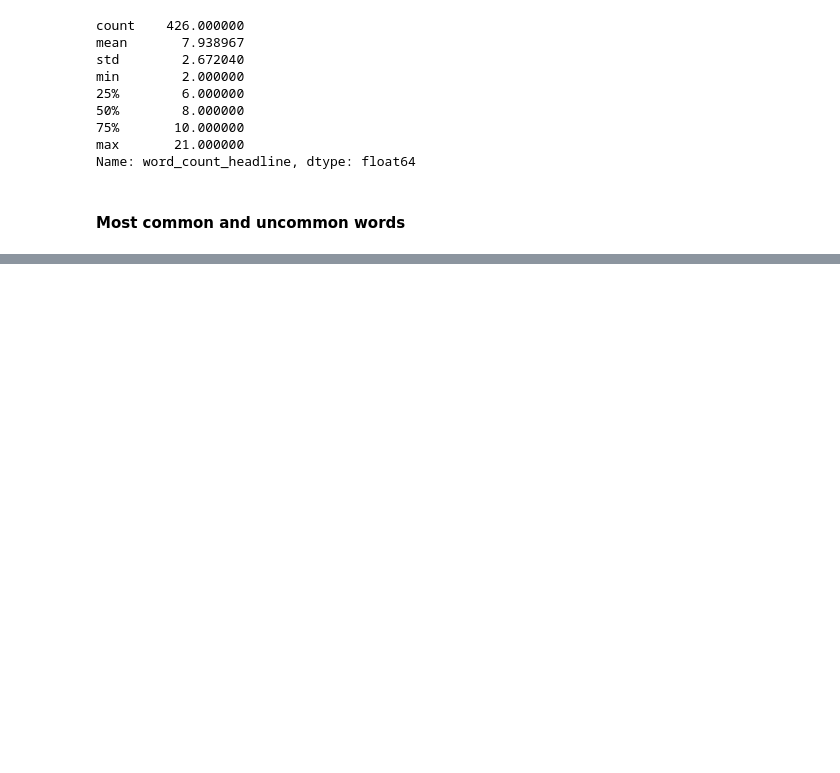
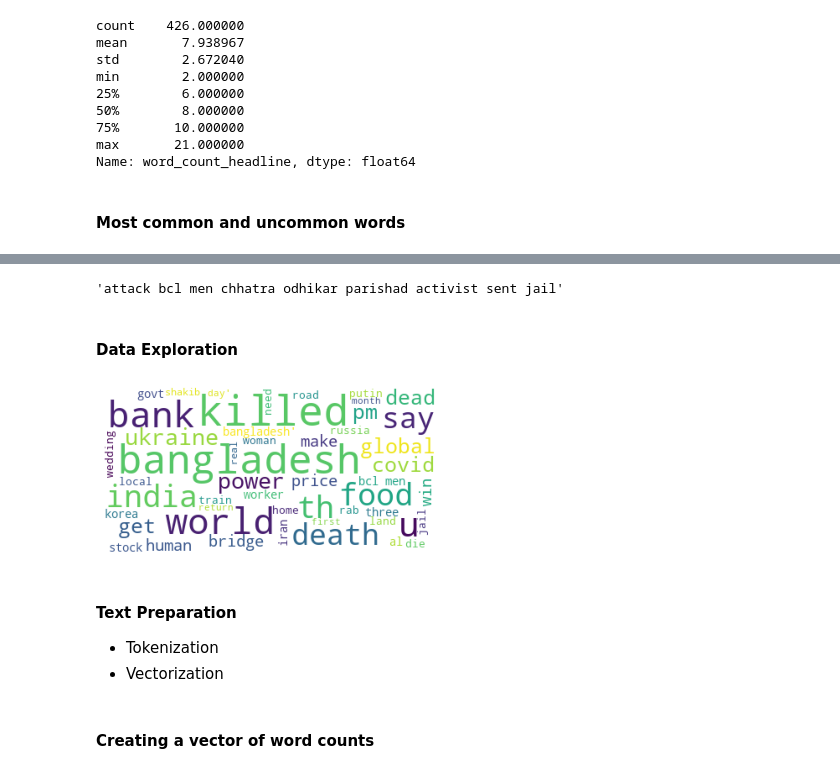
Before and after one commit to Salekeen/NewsByte, a Jupyter notebook: KPE/scratch_analysis.ipynb, the cells around one changed output, grey strips where cells are left out. Drawn from its saved outputs; the diff is of its cells as text; code cells hidden in the pictures; blank space fills up the shorter version.

```diff
--- a/KPE/scratch_analysis.ipynb
+++ b/KPE/scratch_analysis.ipynb
@@ -80,0 +143,33 @@ Name: word_count_headline, dtype: float64
+# %%
+df.reset_index(inplace=True)
+corpus = []
+for i in range(0, 426):
+    #Remove punctuations
+    text = re.sub('[^a-zA-Z]', ' ', df['Headline'][i])
+
+    #Convert to lowercase
+    text = text.lower()
+
+    #remove tags
+    text=re.sub("&lt;/?.*?&gt;"," &lt;&gt; ",text)
+
+    # remove special characters and digits
+    text=re.sub("(\\d|\\W)+"," ",text)
+
+    ##Convert to list from string
+    text = text.split()
+
+    ##Stemming
+    ps=PorterStemmer()
+    #Lemmatisation
+    lem = WordNetLemmatizer()
+    text = [lem.lemmatize(word) for word in text if not word in
+            stop_words]
+    text = " ".join(text)
+    corpus.append(text)
+# %%
+corpus[3]
+# %% [output]
+'attack bcl men chhatra odhikar parishad activist sent jail'
+# %% [markdown]
+#### Data Exploration
@@ -80,0 +184,15 @@ Name: word_count_headline, dtype: float64
+# %%
+wordcloud = WordCloud(
+    background_color='white',
+    stopwords=stop_words,
+    max_words=50,
+    max_font_size=50,
+    random_state=42
+).generate(str(corpus))
+# %%
+fig = plt.figure(1)
+plt.imshow(wordcloud)
+plt.axis('off')
+plt.show()
+# %% [output]
+[figure, added]
@@ -80,0 +201,6 @@ Name: word_count_headline, dtype: float64
+# %% [markdown]
+#### Text Preparation
+- Tokenization
+- Vectorization
+# %% [markdown]
+#### Creating a vector of word counts
```
Also changed, not shown: parts of 20 cells of this notebook, 1 other file.
